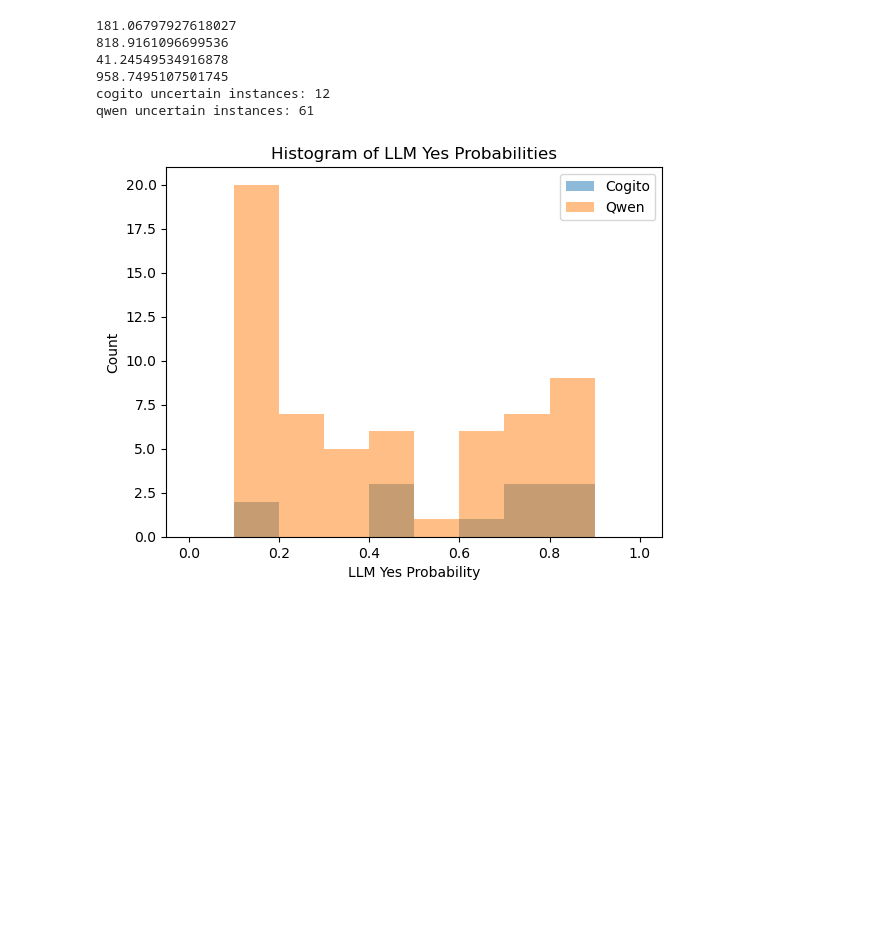
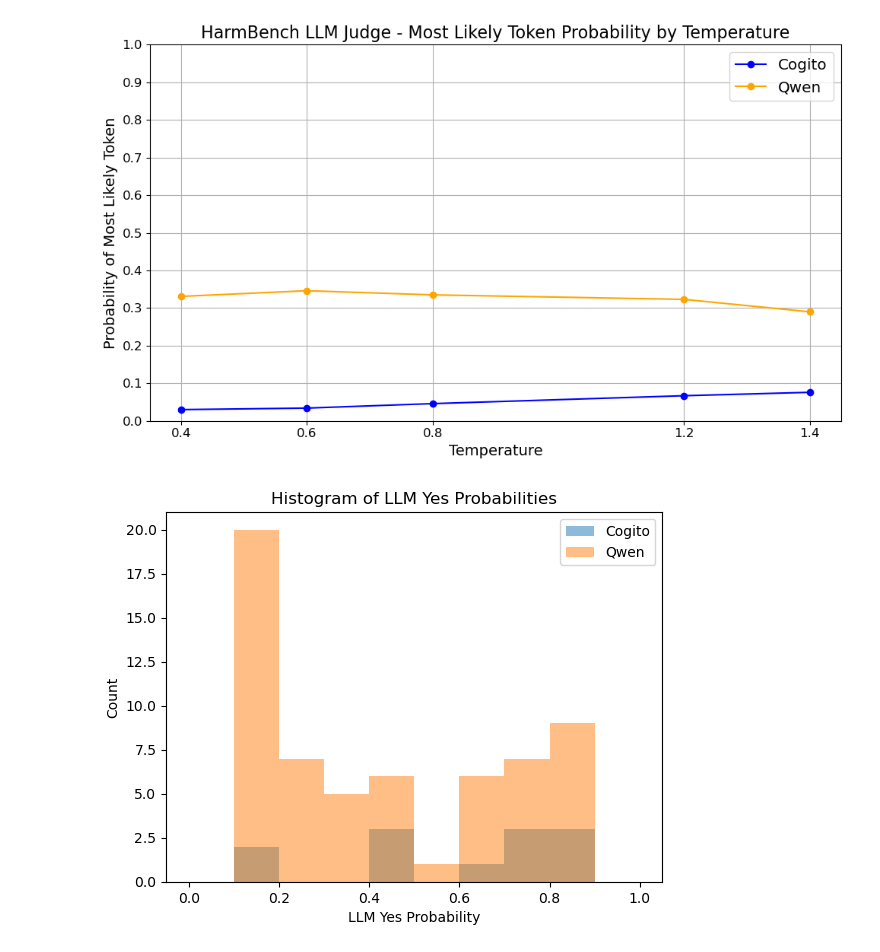
Before and after one commit to alvin-98/MLiS-Placement-Thesis, a Jupyter notebook: HarmBench/csv_analysis.ipynb, the cells around one changed output. Cells and saved outputs as stored; diff of their text form; code cells hidden in the pictures; blank space fills up the shorter version.

```diff
--- a/HarmBench/csv_analysis.ipynb
+++ b/HarmBench/csv_analysis.ipynb
@@ -3,21 +3,47 @@ import numpy as np
 import matplotlib.pyplot as plt
 import pandas as pd
 # %%
-cogito = pd.read_csv('Cogito_HarmBench_llm_judge_larger_context_samples_True_temperature_1.1_probs.csv')
-qwen = pd.read_csv('Qwen_HarmBench_llm_judge_larger_context_samples_True_temperature_1.1_probs.csv')
-print(qwen['LLM_yes_prob'].sum())  # sanity check
-print(qwen['LLM_no_prob'].sum()) # sanity check
-print(cogito['LLM_yes_prob'].sum())  # sanity check
-print(cogito['LLM_no_prob'].sum()) # sanity check
-cogito_filtered = cogito[(cogito['LLM_yes_prob'] > 0.1) & (cogito['LLM_yes_prob'] < 0.9)]
-print('cogito uncertain instances:',cogito_filtered.shape[0])
-qwen_filtered = qwen[(qwen['LLM_yes_prob'] > 0.1) & (qwen['LLM_yes_prob'] < 0.9)]
-print('qwen uncertain instances:',qwen_filtered.shape[0])
+cogito_04 = pd.read_csv('Cogito_HarmBench_llm_judge_larger_context_samples_True_temperature_0.4_probs.csv')
+qwen_04 = pd.read_csv('Qwen_HarmBench_llm_judge_larger_context_samples_True_temperature_0.4_probs.csv')
+cogito_06 = pd.read_csv('Cogito_HarmBench_llm_judge_larger_context_samples_True_temperature_0.6_probs.csv')
+qwen_06 = pd.read_csv('Qwen_HarmBench_llm_judge_larger_context_samples_True_temperature_0.6_probs.csv')
+cogito_08 = pd.read_csv('Cogito_HarmBench_llm_judge_larger_context_samples_True_temperature_0.8_probs.csv')
+qwen_08 = pd.read_csv('Qwen_HarmBench_llm_judge_larger_context_samples_True_temperature_0.8_probs.csv')
+#cogito_10 = pd.read_csv('Cogito_HarmBench_llm_judge_larger_context_samples_True_temperature_1.0_probs.csv')
+#qwen_10 = pd.read_csv('Qwen_HarmBench_llm_judge_larger_context_samples_True_temperature_1.0_probs.csv')
+cogito_12 = pd.read_csv('Cogito_HarmBench_llm_judge_larger_context_samples_True_temperature_1.2_probs.csv')
+qwen_12 = pd.read_csv('Qwen_HarmBench_llm_judge_larger_context_samples_True_temperature_1.2_probs.csv')
+cogito_14 = pd.read_csv('Cogito_HarmBench_llm_judge_larger_context_samples_True_temperature_1.4_probs.csv')
+qwen_14 = pd.read_csv('Qwen_HarmBench_llm_judge_larger_context_samples_True_temperature_1.4_probs.csv')
+#cogito_16 = pd.read_csv('Cogito_HarmBench_llm_judge_larger_context_samples_True_temperature_1.6_probs.csv')
+#qwen_16 = pd.read_csv('Qwen_HarmBench_llm_judge_larger_context_samples_True_temperature_1.6_probs.csv')
+cogito_04.head()
+qwen04_mean = qwen_04['LLM_most_likely_token'].value_counts(normalize=True)[1]
+cogito04_mean = cogito_04['LLM_most_likely_token'].value_counts(normalize=True)[1]
+qwen06_mean = qwen_06['LLM_most_likely_token'].value_counts(normalize=True)[1]
+cogito06_mean = cogito_06['LLM_most_likely_token'].value_counts(normalize=True)[1]
+qwen08_mean = qwen_08['LLM_most_likely_token'].value_counts(normalize=True)[1]
+cogito08_mean = cogito_08['LLM_most_likely_token'].value_counts(normalize=True)[1]
+qwen12_mean = qwen_12['LLM_most_likely_token'].value_counts(normalize=True)[1]
+cogito12_mean = cogito_12['LLM_most_likely_token'].value_counts(normalize=True)[1]
+qwen14_mean = qwen_14['LLM_most_likely_token'].value_counts(normalize=True)[1]
+cogito14_mean = cogito_14['LLM_most_likely_token'].value_counts(normalize=True)[1]
+cogito_means = [cogito04_mean, cogito06_mean, cogito08_mean, cogito12_mean, cogito14_mean]
+qwen_means = [qwen04_mean, qwen06_mean, qwen08_mean, qwen12_mean, qwen14_mean]
+x = [0.4, 0.6, 0.8, 1.2, 1.4]
+plt.figure(figsize=(10, 6))
+plt.plot(x, cogito_means, marker='o', label='Cogito', color='blue')
+plt.plot(x, qwen_means, marker='o', label='Qwen', color='orange')
+plt.title('HarmBench LLM Judge - Most Likely Token Probability by Temperature', fontsize=16)
+plt.xlabel('Temperature', fontsize=14)
+plt.ylabel('Probability of Most Likely Token', fontsize=14)
+plt.xticks(x, fontsize=12)
+plt.yticks(np.arange(0, 1.1, 0.1), fontsize=12)
+plt.grid()
+plt.legend(loc='upper right', fontsize='x-large')
+plt.tight_layout()
+plt.savefig('HarmBench_LLM_Judge_Most_Likely_Token_Probability_by_Temperature.pdf', dpi=300)
+plt.show()
 # %% [output]
-181.06797927618027
-818.9161096699536
-41.24549534916878
-958.7495107501745
-cogito uncertain instances: 12
-qwen uncertain instances: 61
+[figure, added]
 # %%
```
Also changed, not shown: parts of 1 cell of this notebook, 32 other files.
